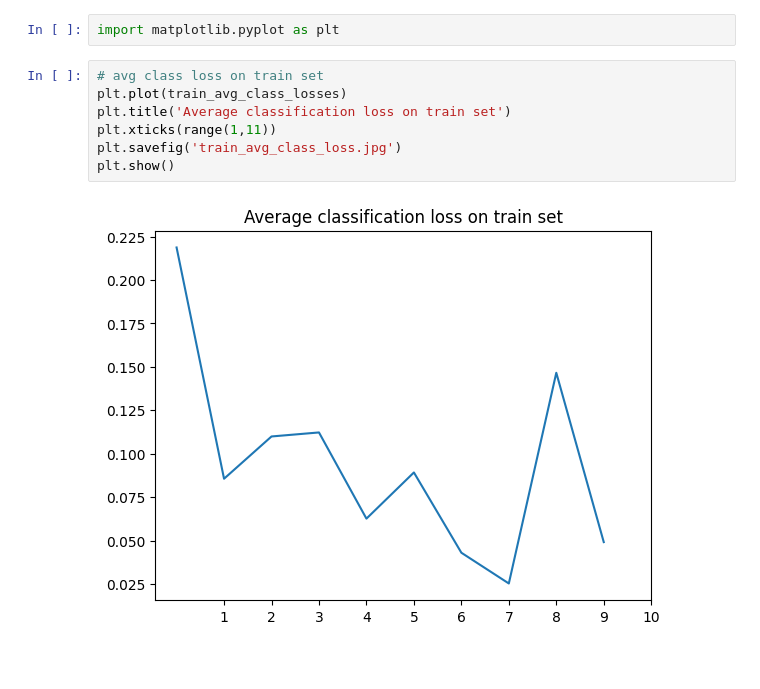
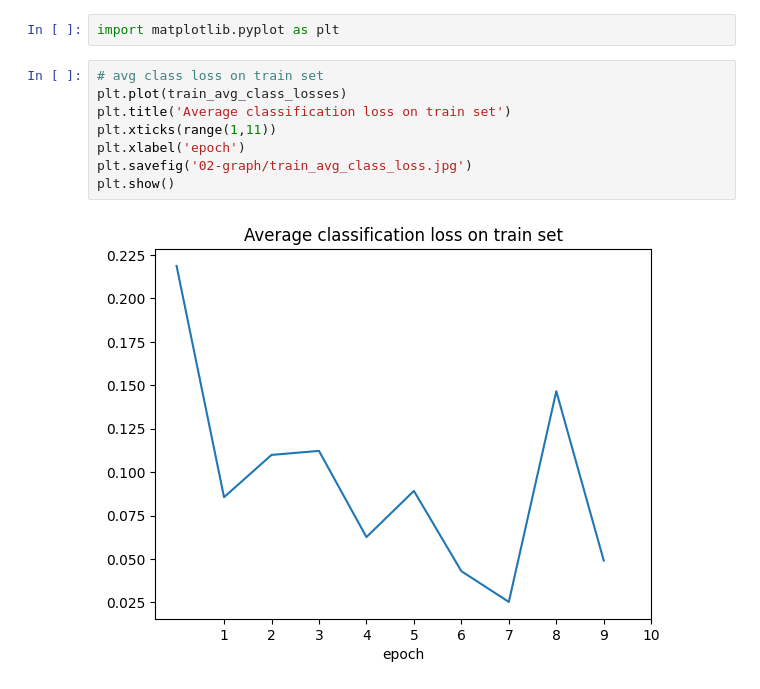
Before and after one commit to Kizza2014/deep_learning_with_pytorch, a Jupyter notebook: object_detection_aio/02-classification_and_bounding_box_regression.ipynb, the cells around one changed output. Drawn from its saved outputs; the diff is of its cells as text; blank space fills up the shorter version.

```diff
--- a/object_detection_aio/02-classification_and_bounding_box_regression.ipynb
+++ b/object_detection_aio/02-classification_and_bounding_box_regression.ipynb
@@ -280,12 +280,13 @@ import matplotlib.pyplot as plt
 # %%
 # avg class loss on train set
 plt.plot(train_avg_class_losses)
 plt.title('Average classification loss on train set')
 plt.xticks(range(1,11))
-plt.savefig('train_avg_class_loss.jpg')
+plt.xlabel('epoch')
+plt.savefig('02-graph/train_avg_class_loss.jpg')
 plt.show()
 # %% [output]
-[figure, old version]
+[figure, new version]
 # %%
 # avg box loss on train set
 plt.plot(train_avg_box_losses)
```
Also changed, not shown: parts of 4 cells of this notebook, 5 other files.
